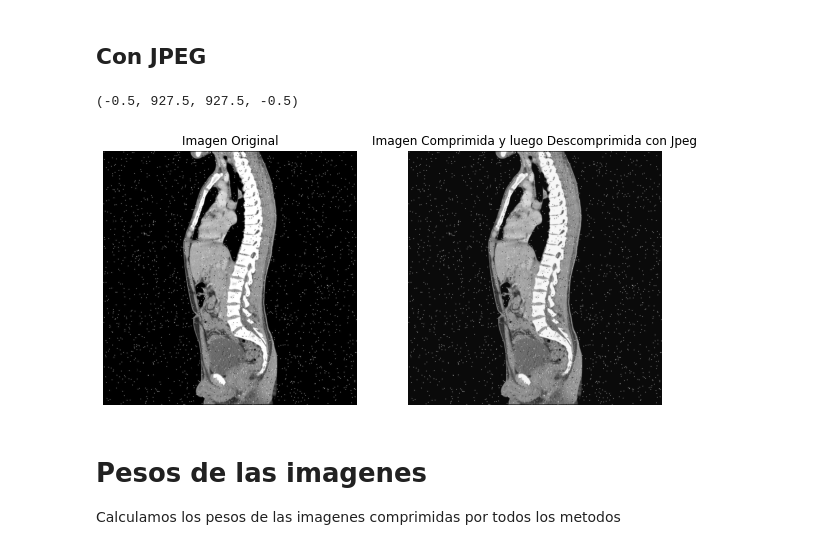
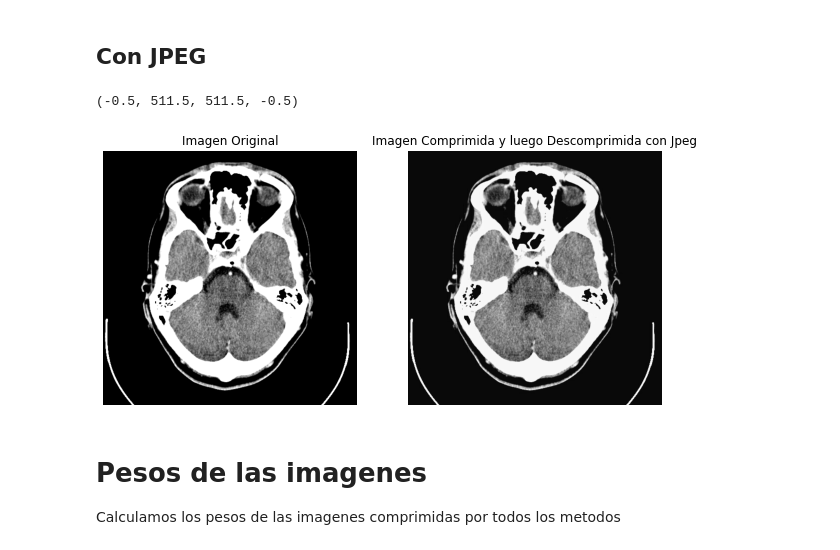
Before and after one commit to juanchi1789/PIB, a Jupyter notebook: Compression.ipynb, the cells around one changed output. Saved outputs shown, nothing was run; the diff lists cells and outputs as text; code cells hidden in the pictures.

```diff
--- a/Compression.ipynb
+++ b/Compression.ipynb
@@ -423,7 +468,7 @@ def descompresionDiagonal(lista,size,dtype):
 # %% [markdown]
 # JPEG
 # %%
-################## CODIGOS NECESARIOS PRE COMPRESION ########################
+# CODIGOS NECESARIOS PRE COMPRESION
 
 def AjustarImagen(imagen): # Para que en la imagen me entren imágenes de 8x8 sin bordes
   m = 8 # Divido en porciones de 8x8
@@ -545,7 +590,7 @@ def escalar(imagen,limites,maxint):
   return imagen_out
 
 
-####################### COMPRESION ##################################
+# COMPRESION
 
 def JpegCompresion(imagen):
   fil0, col0 = imagen.shape
@@ -581,14 +626,10 @@ def JpegCompresion(imagen):
   medias.append(dtype)
   imagenhuffman, N,  diccionariohuffman = HuffmanCompresion(imagenRLE, flag = True)
 
-  return imagenhuffman, diccionariohuffman, medias, [fil,col,fil0,col0]
+  return imagenhuffman, diccionariohuffman, medias, [fil,col,fil0,col0],imagenRLE
 
 
-
-
-
-###################### DESCOMPRESION ###########################
-
+# DESCOMPRESION
 
 def JpegDescompresion(imagen_huff,dicc_huff,medias,shape):
   N = shape[0]
@@ -718,24 +761,26 @@ ax2.axis('off')
 # %%
 # Con JPEG
 
-imagen = image3
+imagen = image1
 
-comprimida, diccionario, medias, shape = JpegCompresion(imagen)
+comprimida, diccionario, medias, shape,imagen_rle = JpegCompresion(imagen)
 
 descomprimida_jpeg = JpegDescompresion(comprimida, diccionario, medias, shape)
 
 true_comprimida = [comprimida,diccionario,medias,shape]
 
 fig, (ax1,ax2) = plt.subplots(1,2,figsize=(10,10))
+
 ax1.imshow(imagen,cmap='gray')
 ax1.set_title('Imagen Original')
 ax1.axis('off')
+
 ax2.imshow(descomprimida_jpeg,cmap='gray')
 ax2.set_title('Imagen Comprimida y luego Descomprimida con Jpeg')
 ax2.axis('off')
 # %% [output]
-(-0.5, 927.5, 927.5, -0.5)
+(-0.5, 511.5, 511.5, -0.5)
-[figure, old version]
+[figure, new version]
 # %% [markdown]
 # Pesos de las imagenes
 
```
Also changed, not shown: parts of 10 cells of this notebook.
